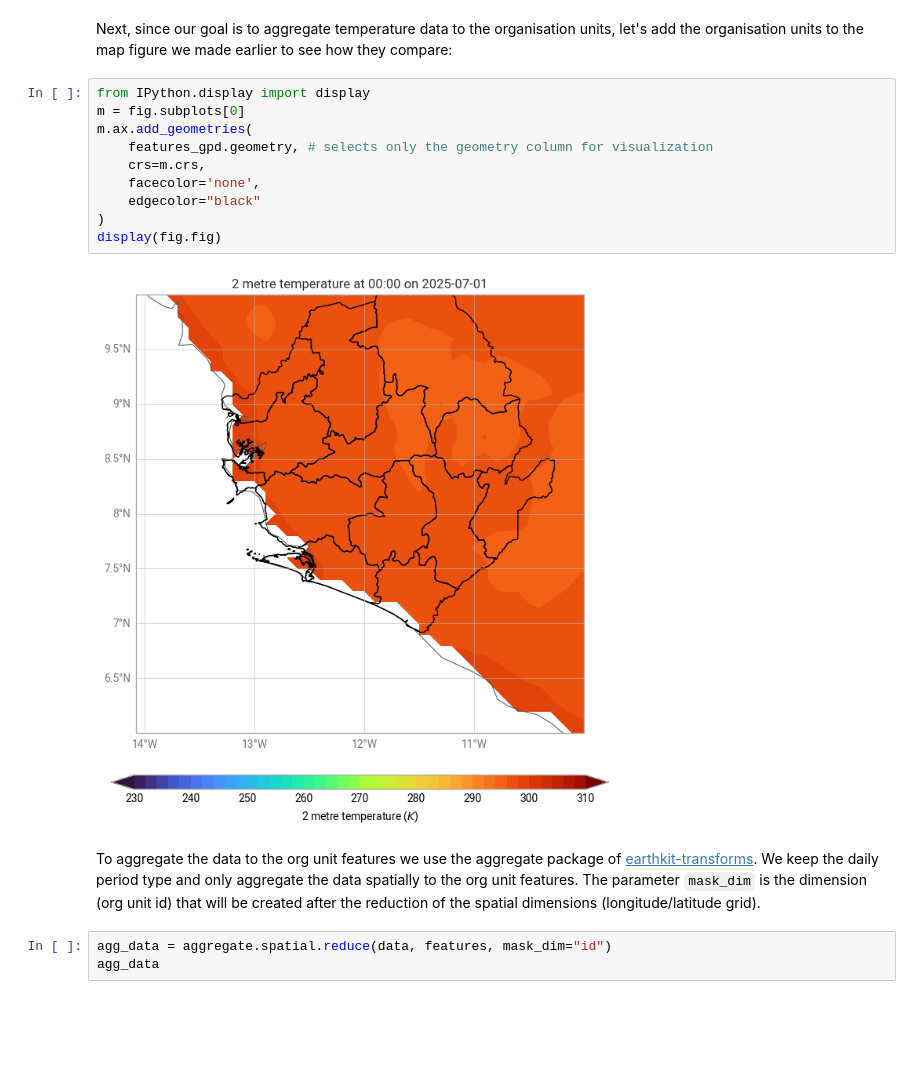
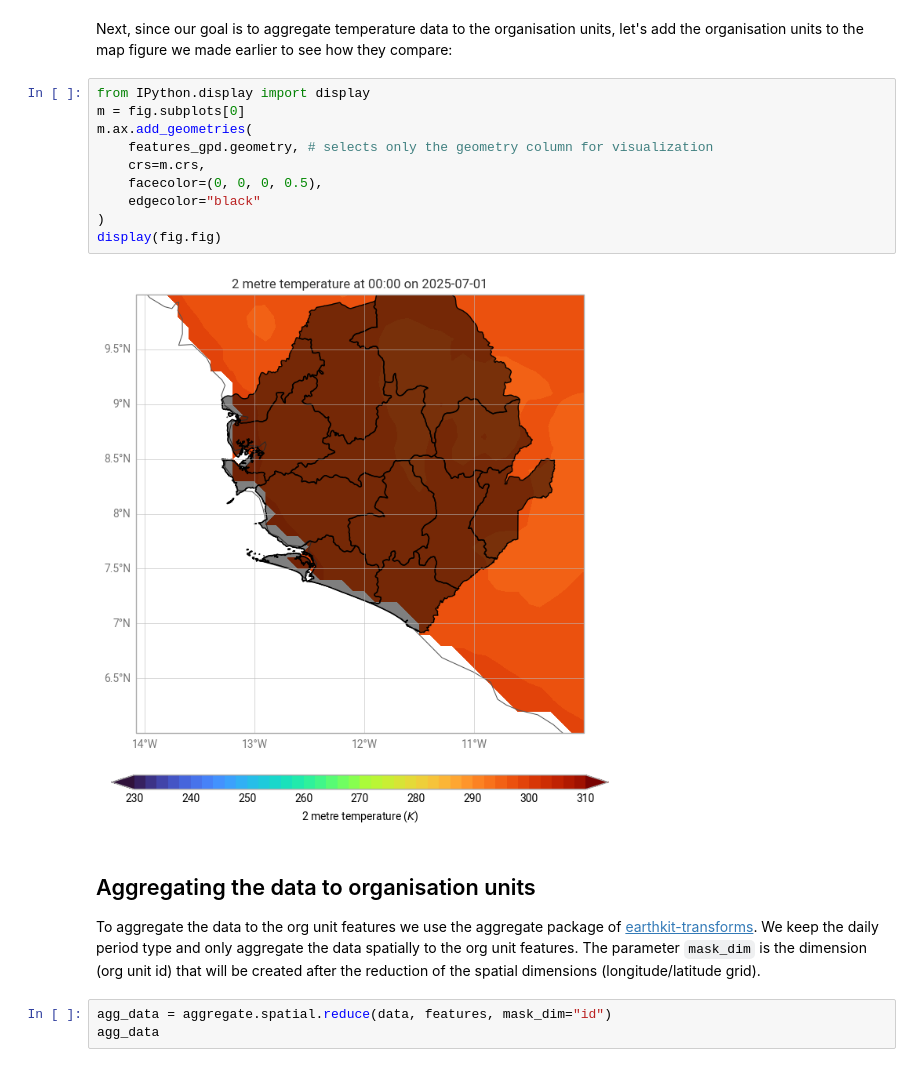
Before and after one commit to dhis2/climate-tools, a Jupyter notebook: docs/aggregation/temperature.ipynb, the cells around one changed output. Cells and saved outputs as stored; diff of their text form; blank space fills up the shorter version.

```diff
--- a/docs/aggregation/temperature.ipynb
+++ b/docs/aggregation/temperature.ipynb
@@ -96,16 +100,18 @@ Next, since our goal is to aggregate temperature data to the organisation units,
 # %%
 from IPython.display import display
 m = fig.subplots[0]
 m.ax.add_geometries(
     features_gpd.geometry, # selects only the geometry column for visualization
     crs=m.crs,
-    facecolor='none',
+    facecolor=(0, 0, 0, 0.5),
     edgecolor="black"
 )
 display(fig.fig)
 # %% [output]
-[figure, old version]
+[figure, new version]
 # %% [markdown]
+## Aggregating the data to organisation units
+
 To aggregate the data to the org unit features we use the aggregate package of [earthkit-transforms](https://earthkit-transforms.readthedocs.io). We keep the daily period type and only aggregate the data spatially to the org unit features. The parameter `mask_dim` is the dimension (org unit id) that will be created after the reduction of the spatial dimensions (longitude/latitude grid).
 # %%
 agg_data = aggregate.spatial.reduce(data, features, mask_dim="id")
```
Also changed, not shown: parts of 6 cells of this notebook.
